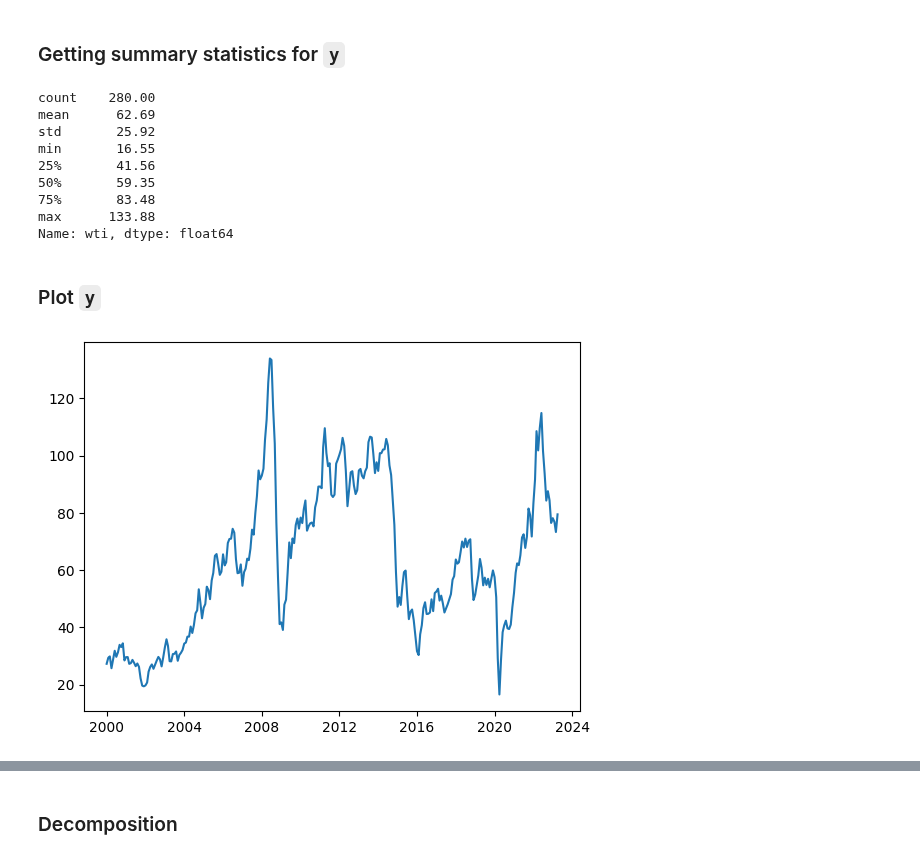
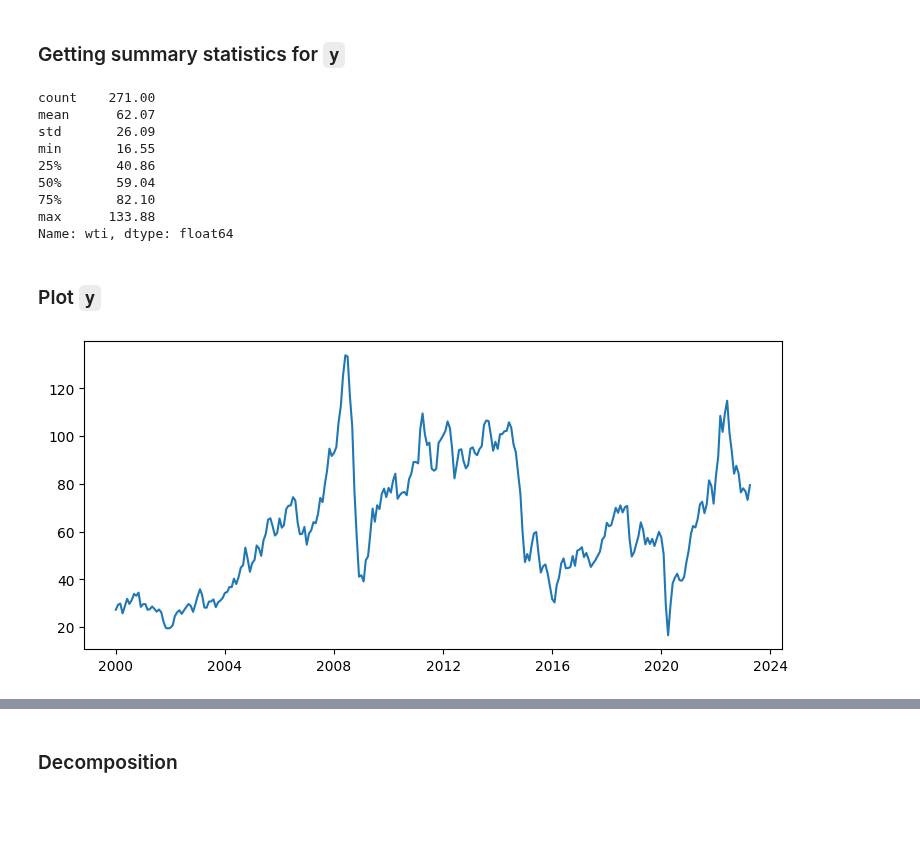
Before and after one commit to faridjn/WTI_Crude_Oil_Price_Prediction_Using_ML, a Jupyter notebook: notebooks/6.0_SARIMAX.ipynb, the cells around one changed output, grey strips where cells are left out. Saved outputs shown, nothing was run; the diff lists cells and outputs as text; code cells hidden in the pictures; blank space fills up the shorter version.

```diff
--- a/notebooks/6.0_SARIMAX.ipynb
+++ b/notebooks/6.0_SARIMAX.ipynb
@@ -44,6 +44,9 @@ print(f)
 D:\gitProjects\WTI_Crude_Oil_Price_Prediction_Using_ML\data\interim\step3_eda_wti_price.csv
 # %% [markdown]
 ## 2. Cleaning, transforming and visualizing
+# %%
+BASE_DATE = '2022-07-01'
+TARGET_FEATURE = 'wti'
 # %% [markdown]
 ### Type conversions
 # %%
@@ -75,10 +78,13 @@ Date
 2000-09-01    33.88
 2000-10-01    33.11
 Name: wti, dtype: float64
+# %%
+# Define the BASE_DATE variable
+BASE_DATE = pd.to_datetime(BASE_DATE)
 # %% [markdown]
 ### Making a predictor variable `y`
 # %%
-y = df['wti']
+y = df[TARGET_FEATURE][:BASE_DATE]
 type(y)
 # %% [output]
 pandas.core.series.Series
@@ -87,23 +93,23 @@ pandas.core.series.Series
 # %%
 y.describe().round(2)
 # %% [output]
-count    280.00
-mean      62.69
-std       25.92
+count    271.00
+mean      62.07
+std       26.09
 min       16.55
-25%       41.56
-50%       59.35
-75%       83.48
+25%       40.86
+50%       59.04
+75%       82.10
 max      133.88
 Name: wti, dtype: float64
 # %% [markdown]
 ### Plot `y`
 # %%
 def plotter(y):
-    fig, ax = plt.subplots()
+    fig, ax = plt.subplots(figsize=(9, 4))
     plt.plot(y.index, y)
     plt.show()
 # %%
-plotter(y)
+plotter(df[TARGET_FEATURE])
 # %% [output]
-[figure, old version]
+[figure, new version]
```
Also changed, not shown: parts of 15 cells of this notebook.
